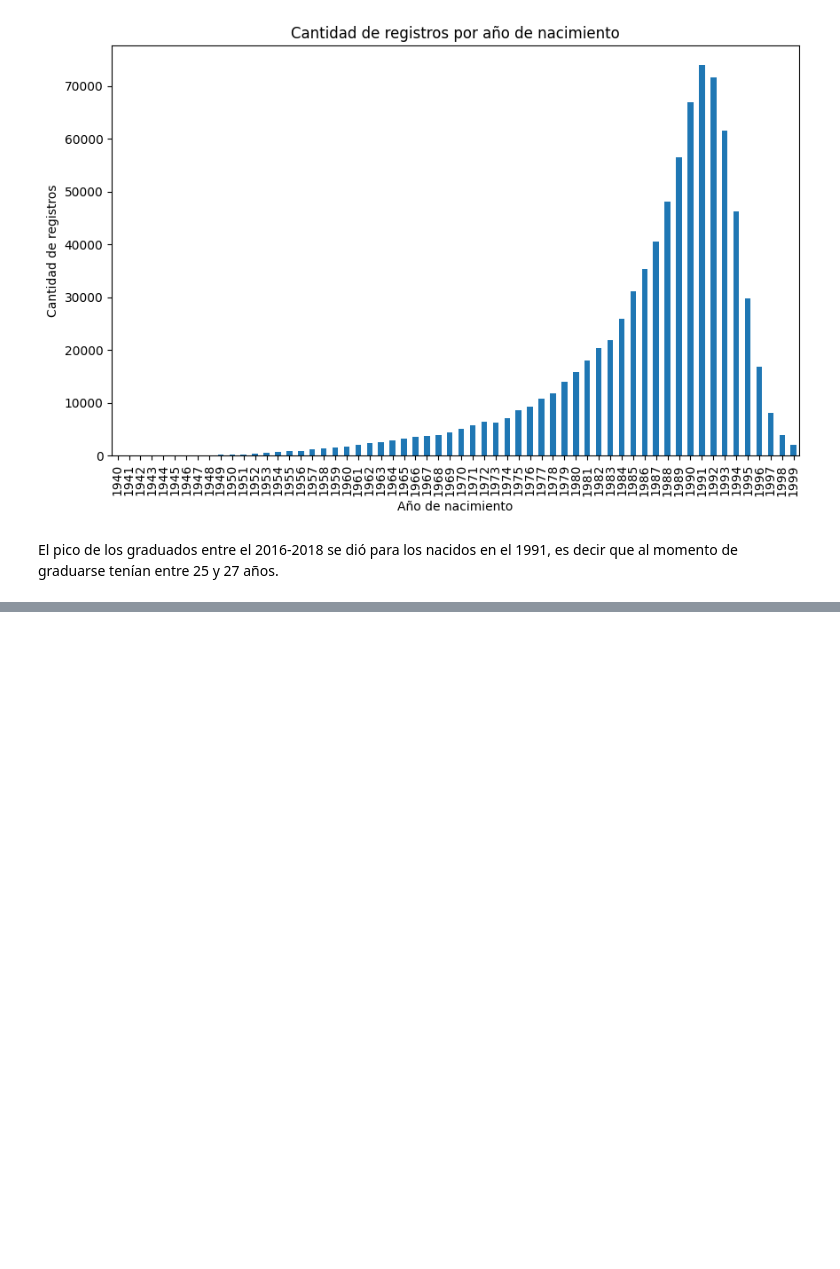
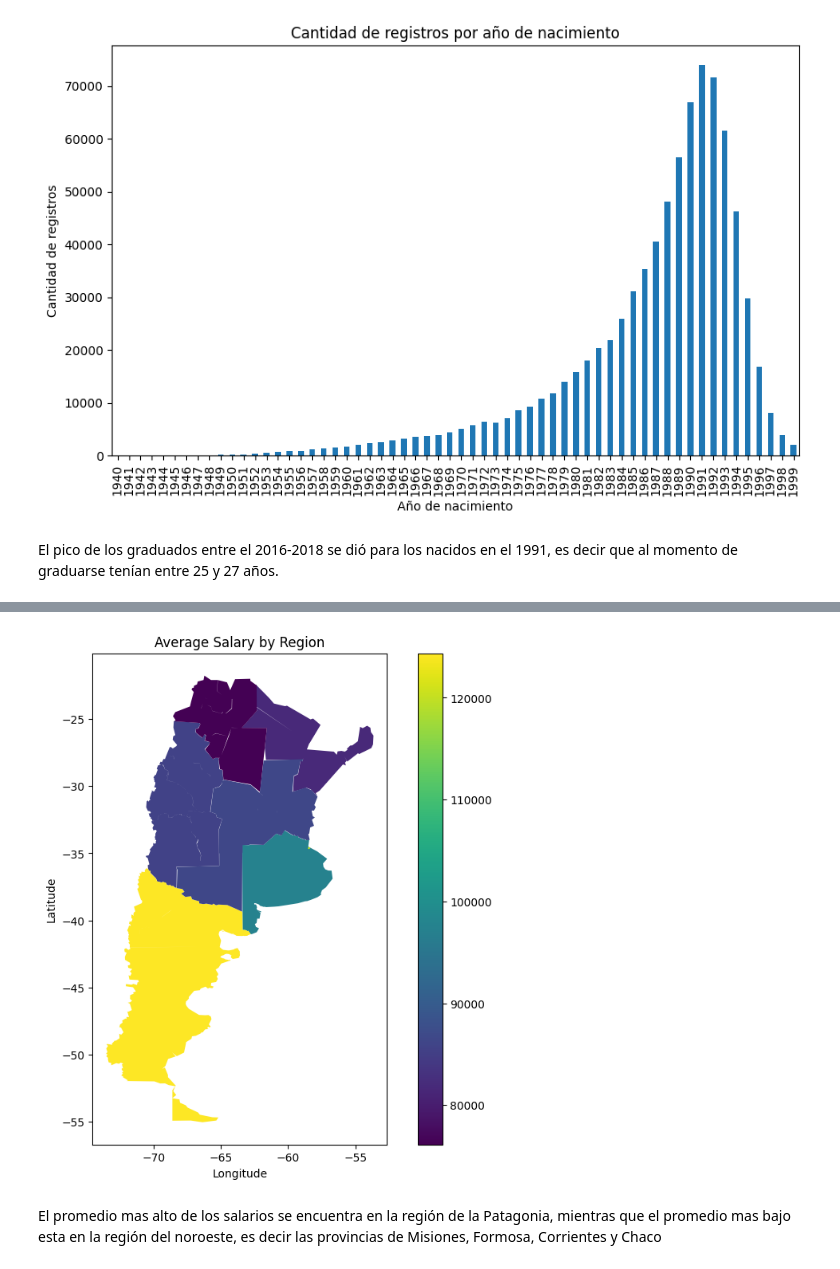
Before and after one commit to itssofiarce/regresion-fcdd, a Jupyter notebook: main.ipynb, the cells around one changed output, grey strips where cells are left out. Drawn from its saved outputs; the diff is of its cells as text; code cells hidden in the pictures; blank space fills up the shorter version.

```diff
--- a/main.ipynb
+++ b/main.ipynb
@@ -297,0 +389,5 @@ El pico de los graduados entre el 2016-2018 se dió para los nacidos en el 1991,
+# %%
+# Calculamos la media por region
+promedio_salarial = df_etiquetado.groupby('region_id')['salario'].mean().reset_index()
+# %%
+promedio_salarial['geometry'] = promedio_salarial['region_id'].map(regiones_poligonos)
@@ -297,0 +398,20 @@ El pico de los graduados entre el 2016-2018 se dió para los nacidos en el 1991,
+# %%
+# Usamos shapely para convertir los valores de los poligonos de la columna geometry en valores válidos para posteriormente crear un geodataframe
+# wkt --> "Well-Known Text representation", es un string que representa un objeto geométrico
+# loads --> parsea el wkt y crea el objeto shapely
+
+promedio_salarial['geometry'] = promedio_salarial['geometry'].apply(shapely.wkt.loads)
+# %%
+# Convertimos el dataset de la informacion en un GeoDataFrame
+gdf = gpd.GeoDataFrame(promedio_salarial, geometry='geometry')
+# %%
+fig, ax = plt.subplots(figsize=(10, 8))
+gdf.plot(column='salario', cmap='viridis', ax=ax, legend=True)
+plt.title('Average Salary by Region')
+plt.xlabel('Longitude')
+plt.ylabel('Latitude')
+plt.show()
+# %% [output]
+[figure, added]
+# %% [markdown]
+El promedio mas alto de los salarios se encuentra en la región de la Patagonia, mientras que el promedio mas bajo esta en la región del noroeste, es decir las provincias de Misiones, Formosa, Corrientes y Chaco
```
Also changed, not shown: parts of 20 cells of this notebook.
